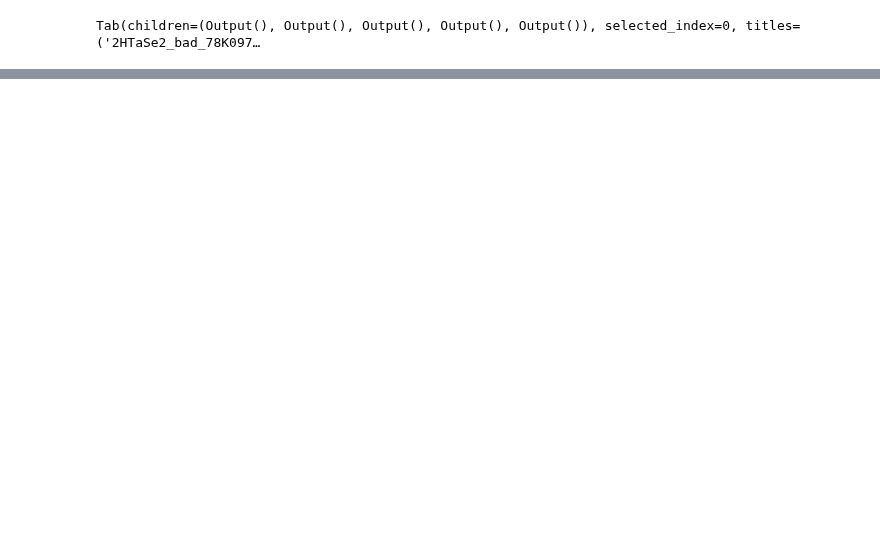
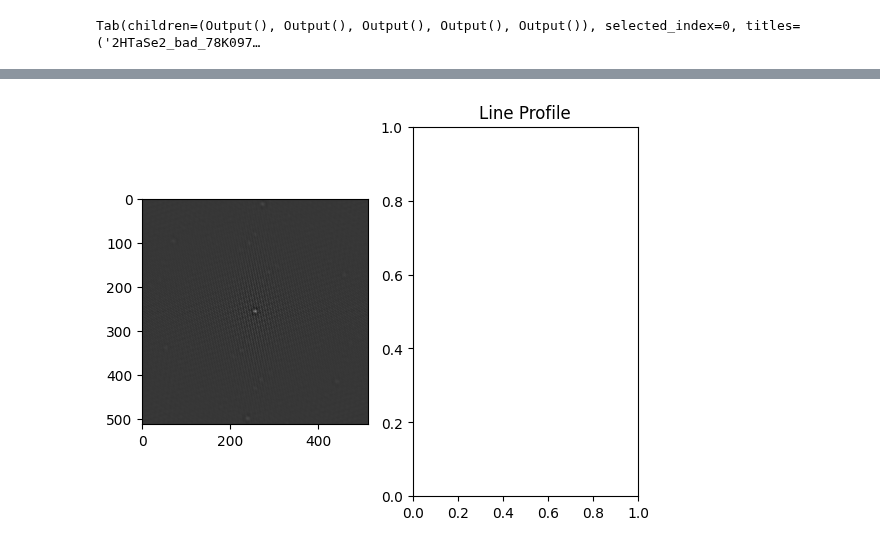
Before and after one commit to Potdooshami/2H_TaSe2_Tc_STM, a Jupyter notebook: fromCleaned.ipynb, the cells around one changed output, grey strips where cells are left out. Saved outputs shown, nothing was run; the diff lists cells and outputs as text; code cells hidden in the pictures; blank space fills up the shorter version.

```diff
--- a/fromCleaned.ipynb
+++ b/fromCleaned.ipynb
@@ -126,0 +212,29 @@ Tab(children=(Output(), Output(), Output(), Output(), Output()), selected_index=
+# %%
+import numpy as np
+import matplotlib.pyplot as plt
+from skimage.measure import profile_line
+
+# img = np.random.rand(100, 100)
+img = auto_corr_fft
+fig, (ax1, ax2) = plt.subplots(1, 2)
+ax1.imshow(img, cmap='gray')
+ax2.set_title("Line Profile")
+
+coords = []
+
+def onclick(event):
+    if event.inaxes != ax1:
+        return
+    coords.append((event.xdata, event.ydata))
+    if len(coords) == 2:
+        p0, p1 = coords
+        profile = profile_line(img, p0, p1, mode='reflect')
+        ax2.clear()
+        ax2.plot(profile)
+        fig.canvas.draw()
+        coords.clear()  # 다음 라인을 위해 초기화
+
+cid = fig.canvas.mpl_connect('button_press_event', onclick)
+plt.show()
+# %% [output]
+[figure, added]
```
Also changed, not shown: parts of 19 cells of this notebook, 1 other file.
